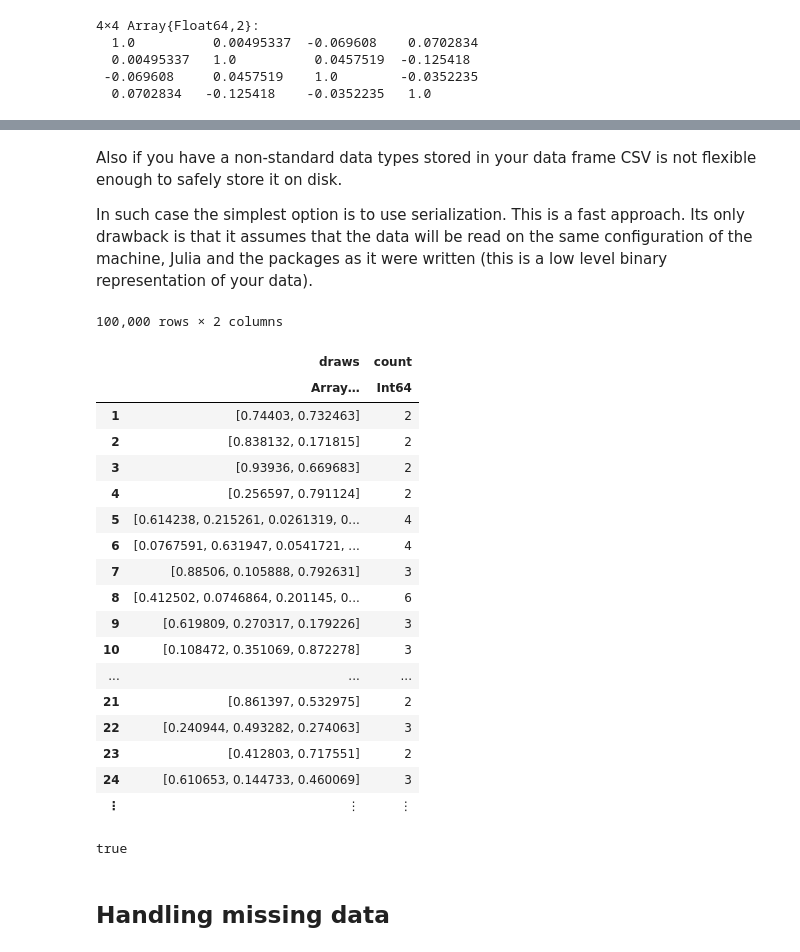
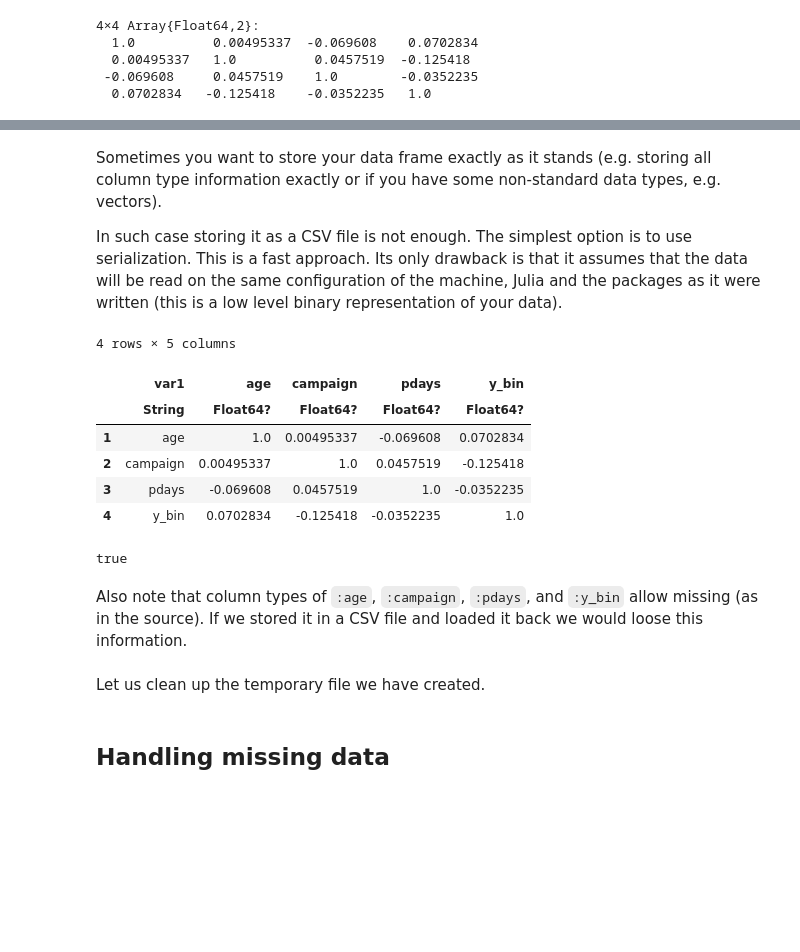
Before and after one commit to bkamins/JuliaCon2019-DataFrames-Tutorial, a Jupyter notebook: DataFramesIntroduction.ipynb, the cells around one changed output, grey strips where cells are left out. Saved outputs shown, nothing was run; the diff lists cells and outputs as text; code cells hidden in the pictures; blank space fills up the shorter version.

```diff
--- a/DataFramesIntroduction.ipynb
+++ b/DataFramesIntroduction.ipynb
@@ -431,7 +602,7 @@ It turns out that `999` means that the client was never contacted by a bank befo
 # %% [markdown]
 Assume we want to work only with customers who were contacted previously. We can filter `bank2` data frame.
 # %%
-bank3 = filter(row -> row.pdays != 999, bank2)
+bank3 = filter(:pdays => !=(999), bank2)
 # %% [output]
 1,515 rows × 4 columns
 |  | y | age | campaign | pdays |
@@ -679,5 +842,5 @@ cor2 = DataFrame([(var1=names(bank3)[i],
 # %%
-unstack(cor2, :var2, :cor)
+cor3 = unstack(cor2, :var2, :cor)
 # %% [output]
 4 rows × 5 columns
 |  | var1 | age | campaign | pdays | y_bin |
@@ -784,5 +852,5 @@ Tables.rowtable(df)
 # %% [markdown]
-Also if you have a non-standard data types stored in your data frame CSV is not flexible enough to safely store it on disk.
+Sometimes you want to store your data frame exactly as it stands (e.g. storing all column type information exactly or if you have some non-standard data types, e.g. vectors).
 
-In such case the simplest option is to use serialization. This is a fast approach. Its only drawback is that it assumes that the data will be read on the same configuration of the machine, Julia and the packages as it were written (this is a low level binary representation of your data).
+In such case storing it as a CSV file is not enough. The simplest option is to use serialization. This is a fast approach. Its only drawback is that it assumes that the data will be read on the same configuration of the machine, Julia and the packages as it were written (this is a low level binary representation of your data).
 # %%
@@ -790,29 +858,21 @@ serialize("df.bin", df)
 # %%
-df2 = deserialize("df.bin")
+cor3′ = deserialize("df.bin")
 # %% [output]
-100,000 rows × 2 columns
+4 rows × 5 columns
-|  | draws | count |
-|  | Array… | Int64 |
-| 1 | [0.74403, 0.732463] | 2 |
-| 2 | [0.838132, 0.171815] | 2 |
-| 3 | [0.93936, 0.669683] | 2 |
-| 4 | [0.256597, 0.791124] | 2 |
-| 5 | [0.614238, 0.215261, 0.0261319, 0... | 4 |
-| 6 | [0.0767591, 0.631947, 0.0541721, ... | 4 |
-| 7 | [0.88506, 0.105888, 0.792631] | 3 |
-| 8 | [0.412502, 0.0746864, 0.201145, 0... | 6 |
-| 9 | [0.619809, 0.270317, 0.179226] | 3 |
-| 10 | [0.108472, 0.351069, 0.872278] | 3 |
-| ... | ... | ... |
-| 21 | [0.861397, 0.532975] | 2 |
-| 22 | [0.240944, 0.493282, 0.274063] | 3 |
-| 23 | [0.412803, 0.717551] | 2 |
-| 24 | [0.610653, 0.144733, 0.460069] | 3 |
-| ⋮ | ⋮ | ⋮ |
+|  | var1 | age | campaign | pdays | y_bin |
+|  | String | Float64? | Float64? | Float64? | Float64? |
+| 1 | age | 1.0 | 0.00495337 | -0.069608 | 0.0702834 |
+| 2 | campaign | 0.00495337 | 1.0 | 0.0457519 | -0.125418 |
+| 3 | pdays | -0.069608 | 0.0457519 | 1.0 | -0.0352235 |
+| 4 | y_bin | 0.0702834 | -0.125418 | -0.0352235 | 1.0 |
-# %%
-df2 == df
-# %% [output]
-true
+# %%
+cor3 == cor3′
+# %% [output]
+true
+# %% [markdown]
+Also note that column types of `:age`, `:campaign`, `:pdays`, and `:y_bin` allow missing (as in the source). If we stored it in a CSV file and loaded it back we would loose this information.
+# %% [markdown]
+Let us clean up the temporary file we have created.
 # %%
 rm("df.bin")
 # %% [markdown]
```
Also changed, not shown: parts of 127 cells of this notebook, 4 other files.
